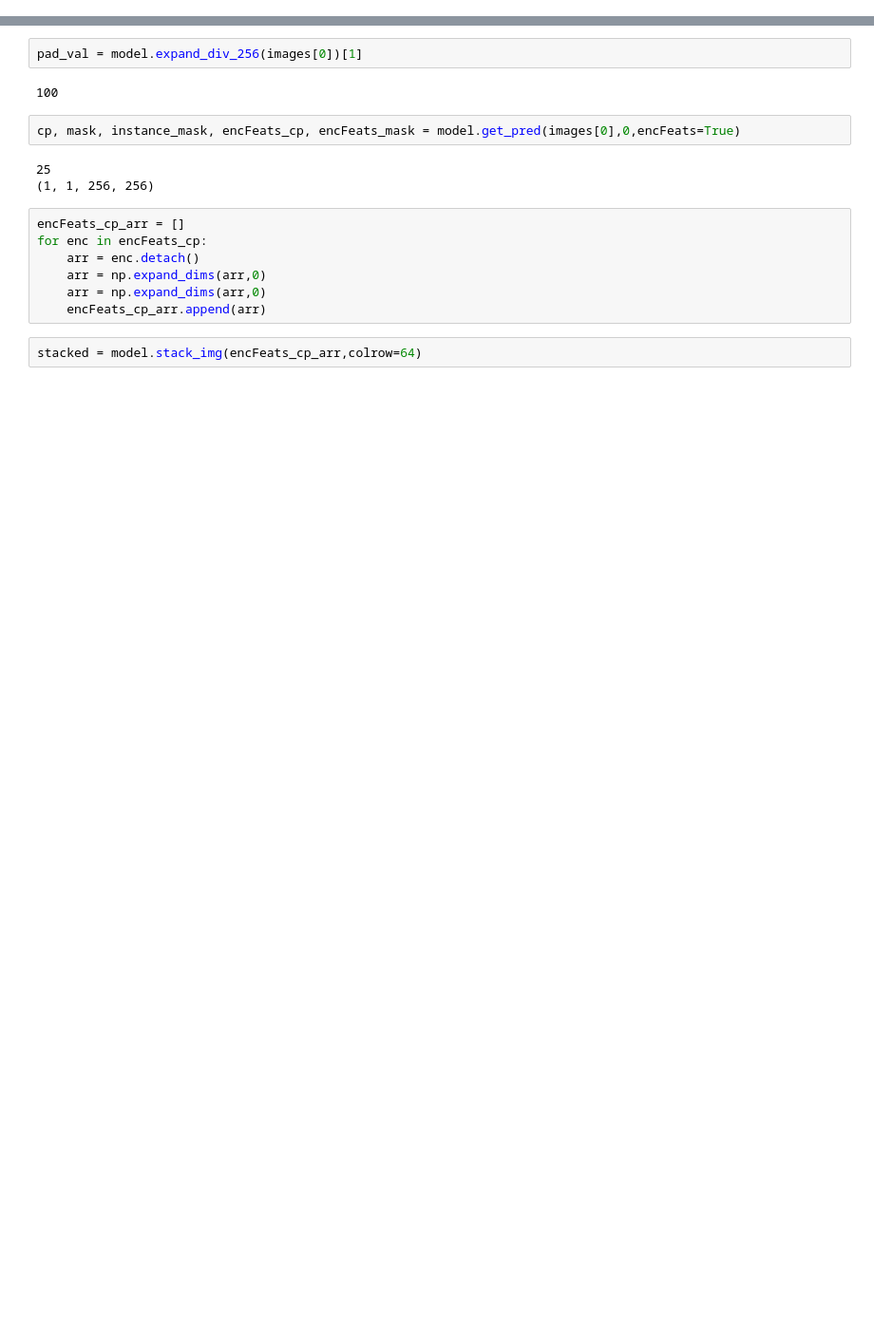
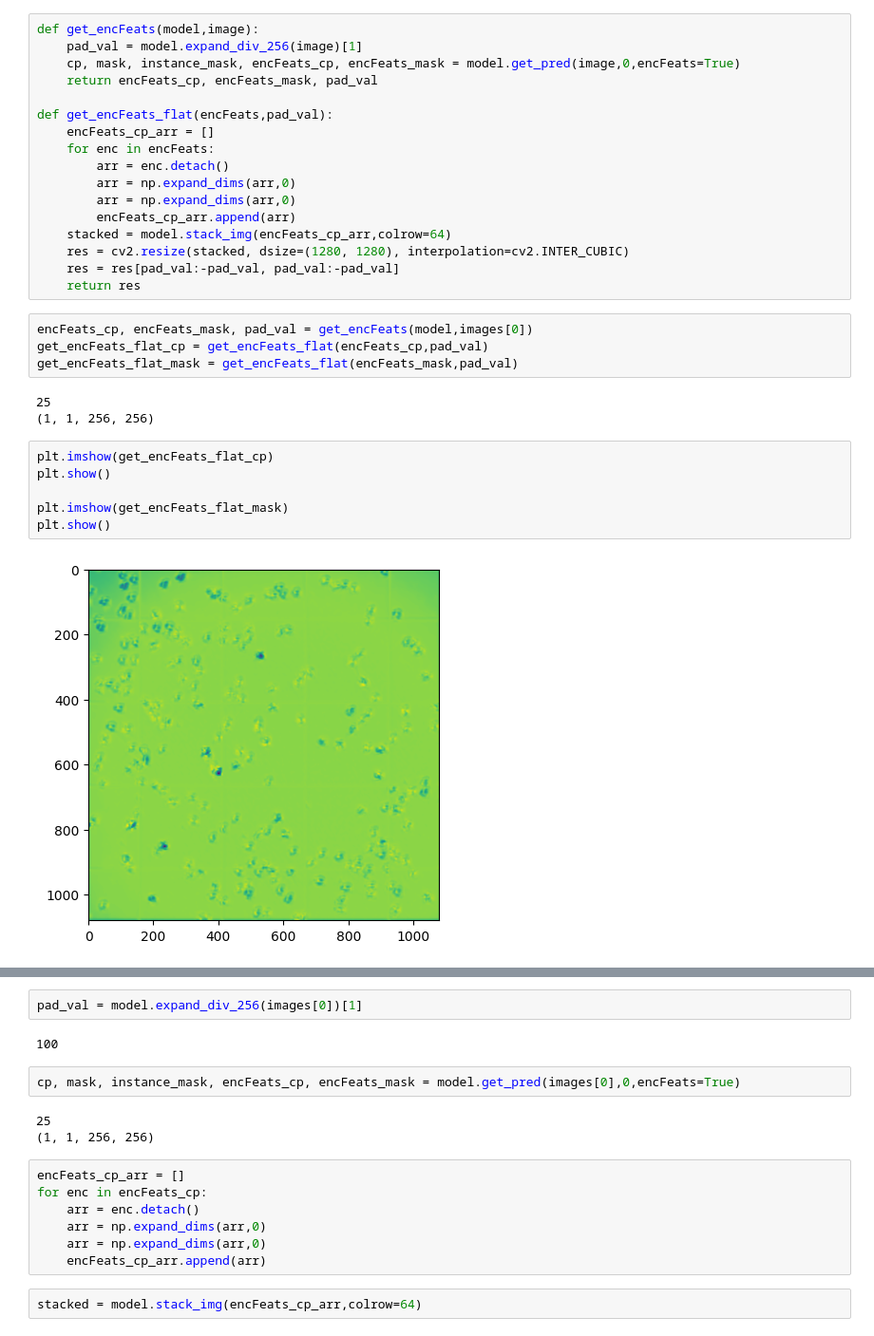
Before and after one commit to rzuberi/lightseg, a Jupyter notebook: testing_cellmatch.ipynb, the cells around one changed output, grey strips where cells are left out. Shown at 95% size. Drawn from its saved outputs; the diff is of its cells as text; blank space fills up the shorter version.

Commit message:
can't connect to Omero but otherwise got the encfeatures ready just need to get the sequential images

```diff
--- a/testing_cellmatch.ipynb
+++ b/testing_cellmatch.ipynb
@@ -17,0 +78,32 @@ instance_masks, masks, cps = model.eval(images) #Making predictions
+# %%
+def get_encFeats(model,image):
+    pad_val = model.expand_div_256(image)[1]
+    cp, mask, instance_mask, encFeats_cp, encFeats_mask = model.get_pred(image,0,encFeats=True)
+    return encFeats_cp, encFeats_mask, pad_val
+
+def get_encFeats_flat(encFeats,pad_val):
+    encFeats_cp_arr = []
+    for enc in encFeats:
+        arr = enc.detach()
+        arr = np.expand_dims(arr,0)
+        arr = np.expand_dims(arr,0)
+        encFeats_cp_arr.append(arr)
+    stacked = model.stack_img(encFeats_cp_arr,colrow=64)
+    res = cv2.resize(stacked, dsize=(1280, 1280), interpolation=cv2.INTER_CUBIC)
+    res = res[pad_val:-pad_val, pad_val:-pad_val]
+    return res
+# %%
+encFeats_cp, encFeats_mask, pad_val = get_encFeats(model,images[0])
+get_encFeats_flat_cp = get_encFeats_flat(encFeats_cp,pad_val)
+get_encFeats_flat_mask = get_encFeats_flat(encFeats_mask,pad_val)
+# %% [output]
+25
+(1, 1, 256, 256)
+# %%
+plt.imshow(get_encFeats_flat_cp)
+plt.show()
+
+plt.imshow(get_encFeats_flat_mask)
+plt.show()
+# %% [output]
+[figure, added]
```
Also changed, not shown: parts of 9 cells of this notebook, 1 other file.
